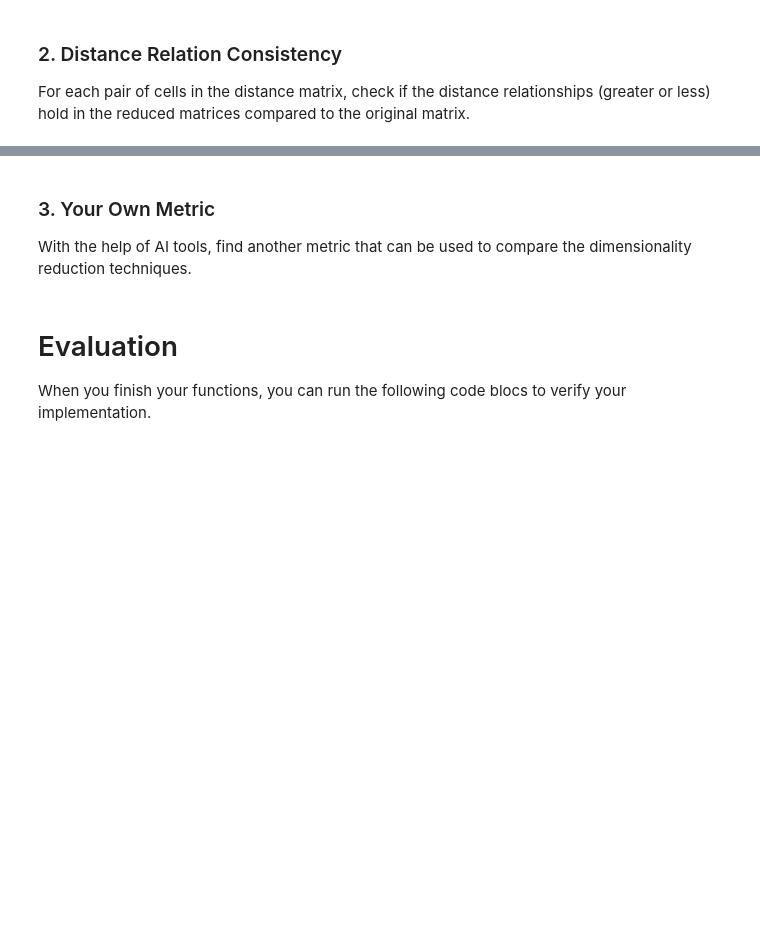
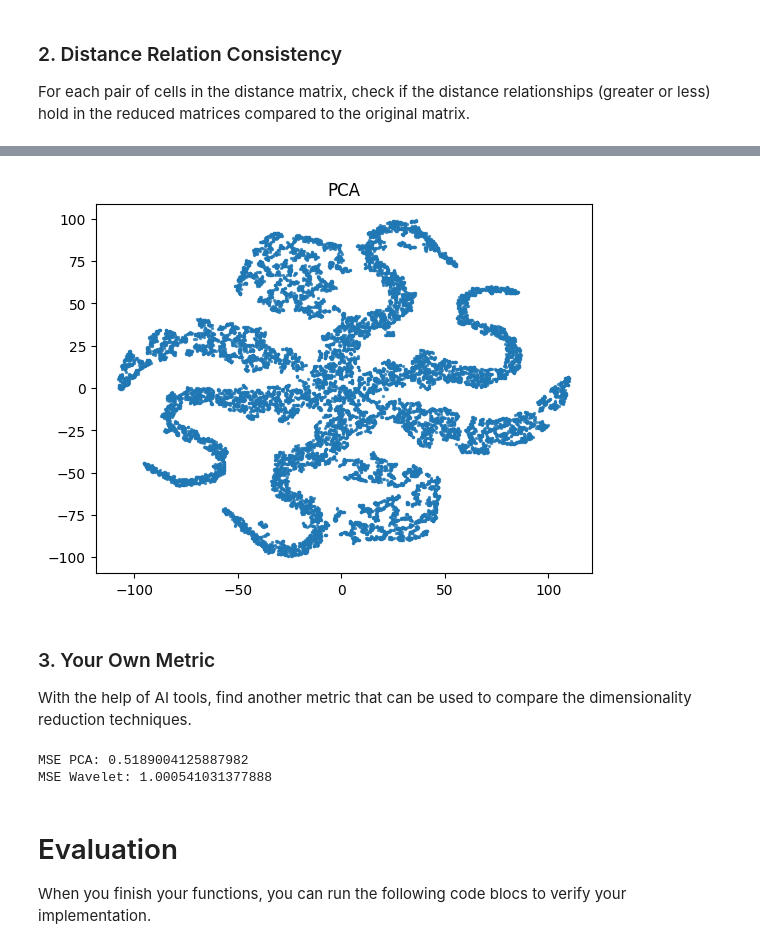
Before and after one commit to Soliz01/Soliz01, a Jupyter notebook: assignment_1.ipynb, the cells around one changed output, grey strips where cells are left out. Drawn from its saved outputs; the diff is of its cells as text; code cells hidden in the pictures; blank space fills up the shorter version.

```diff
--- a/assignment_1.ipynb
+++ b/assignment_1.ipynb
@@ -128,0 +387,11 @@ For each pair of cells in the distance matrix, check if the distance relationshi
+# %%
+#PCA
+tsne_pca = TSNE(n_components=2, random_state=42, perplexity=30)
+p_tsne = tsne_pca.fit_transform(X_pca)
+
+#plot
+plt.scatter(p_tsne[:,0], p_tsne[:,1], alpha=0.7, s=2)
+plt.title("PCA")
+plt.show()
+# %% [output]
+[figure, added]
@@ -134,3 +403,30 @@ With the help of AI tools, find another metric that can be used to compare the d
+# %%
+def mse(original, reconstructed):
+    return np.mean((original - reconstructed)**2)
+
+#PCA
+X_pca, comps = pca(ndf, n_components=4)
+mean = np.mean(ndf, axis=0)              # center mean for reconstruction
+X_rec_pca = X_pca @ comps + mean         # reconstruct from components
+mse_pca = mse(ndf, X_rec_pca)
+
+print("MSE PCA:", mse_pca)
+
+#Haar Wavelet
+#Keep first 4 coefficients
+k = 4
+X_wavelet = wavelet_transform(ndf, ndf.shape[1], ndf.shape[1])  # full coefficients
+X_wave_reduced = X_wavelet.copy()
+X_wave_reduced[:, k:] = 0                    # zero out discarded coefficients
+
+# Reconstruct the original data from reduced Haar coefficients
+X_wave_reduced[:, k:] = 0  # zero out discarded coefficients
+X_rec_wave = X_wave_reduced @ H.T  # inverse transform
+mse_wave = mse(ndf, X_rec_wave)
+print("MSE Wavelet:", mse_wave)
+# %% [output]
+MSE PCA: 0.5189004125887982
+MSE Wavelet: 1.000541031377888
 # %% [markdown]
 # Evaluation
 
```
Also changed, not shown: parts of 30 cells of this notebook.
